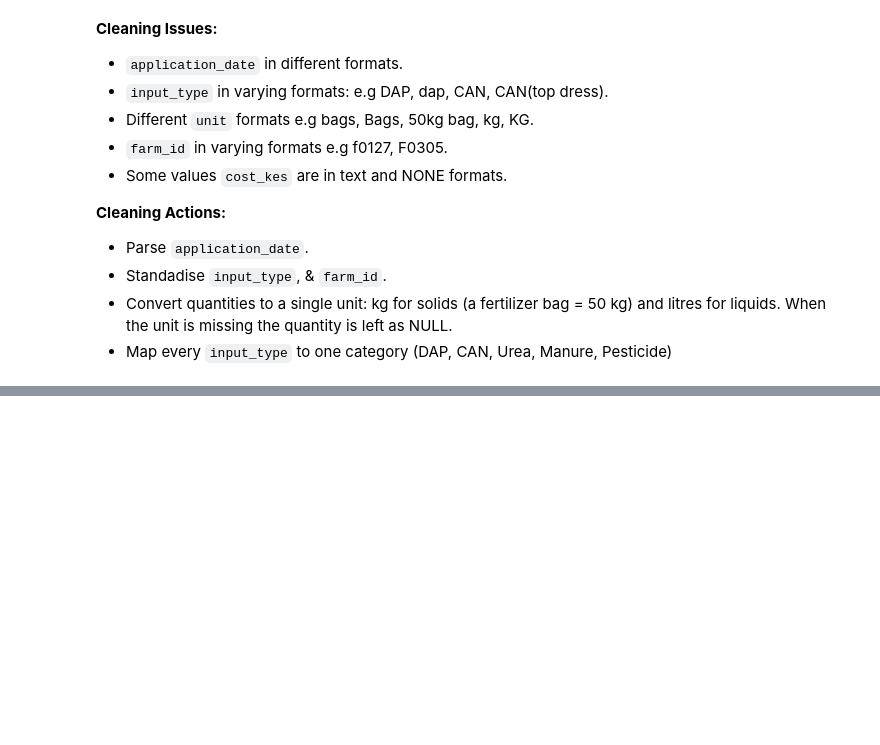
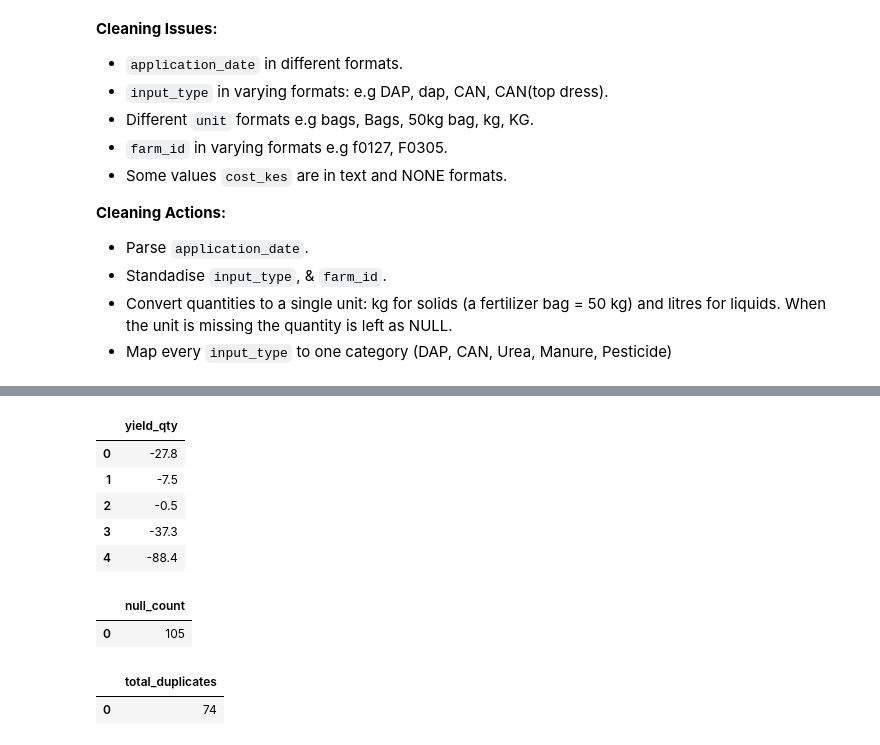
Before and after one commit to edi-kanyua/Predictive-Modeling-in-Agriculture, a Jupyter notebook: Agriculture_ELT.ipynb, the cells around one changed output, grey strips where cells are left out. Drawn from its saved outputs; the diff is of its cells as text; code cells hidden in the pictures; blank space fills up the shorter version.

```diff
--- a/Agriculture_ELT.ipynb
+++ b/Agriculture_ELT.ipynb
@@ -738,0 +741,47 @@ conn.sql("SELECT * FROM staging.inputs LIMIT 5").df()
+# %%
+# Explore yield_qty; some quantities are negative.
+conn.sql(
+    """
+    SELECT yield_qty
+    FROM raw.harvests
+    WHERE (yield_qty::FLOAT) < 0
+    LIMIT 5;
+    """
+).df()
+# %% [output]
+|  | yield_qty |
+| 0 | -27.8 |
+| 1 | -7.5 |
+| 2 | -0.5 |
+| 3 | -37.3 |
+| 4 | -88.4 |
+# %%
+# Explore null values in yield_qty
+conn.sql(
+    """
+    SELECT COUNT(*) AS null_count
+    FROM
+      (SELECT yield_qty
+      FROM raw.harvests
+      WHERE yield_qty IS NULL) AS sub;
+    """
+).df()
+# %% [output]
+|  | null_count |
+| 0 | 105 |
+# %%
+# Explore no. of duplicates in harvest_id
+conn.sql(
+    """
+    SELECT COUNT(*) AS total_duplicates
+    FROM
+      (SELECT harvest_id,
+        COUNT(harvest_id) AS occurrence_count
+      FROM raw.harvests
+      GROUP BY 1
+      HAVING occurrence_count > 1) AS sub
+    """
+).df()
+# %% [output]
+|  | total_duplicates |
+| 0 | 74 |
```
Also changed, not shown: parts of 16 cells of this notebook.
